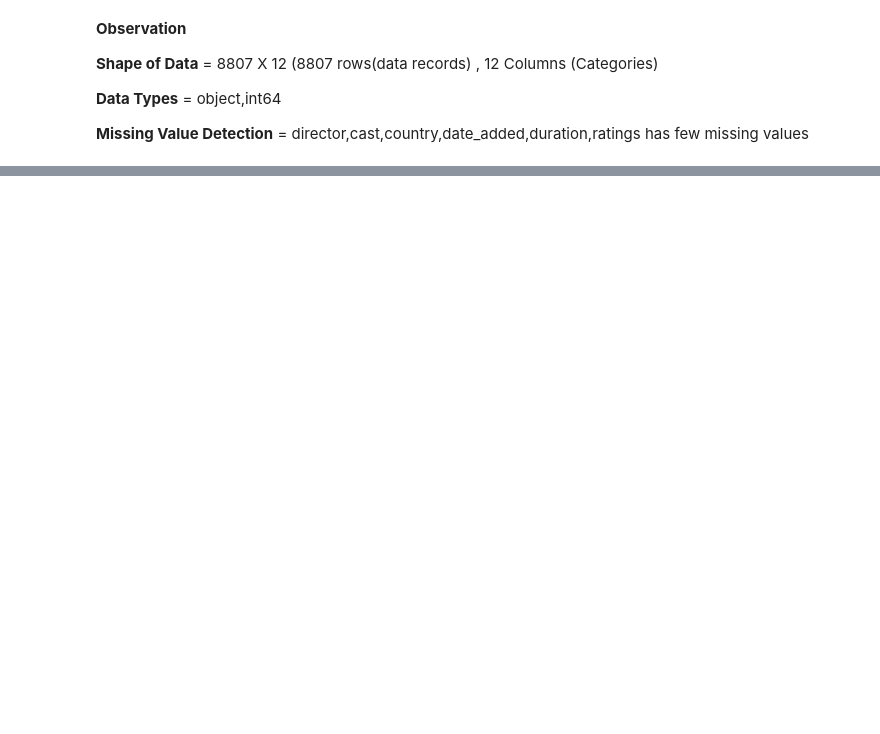
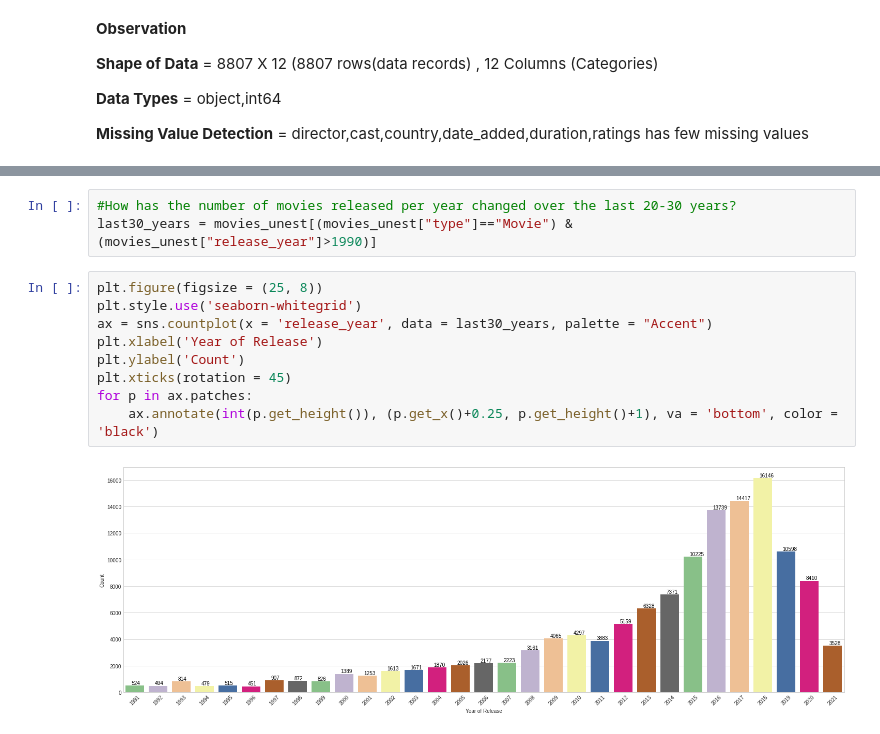
Before and after one commit to rajaathota72-fc/AIML_gittraining, a Jupyter notebook: Netflix_Insights_&_Recommendation.ipynb, the cells around one changed output, grey strips where cells are left out. Saved outputs shown, nothing was run; the diff lists cells and outputs as text; blank space fills up the shorter version.

```diff
--- a/Netflix_Insights_&_Recommendation.ipynb
+++ b/Netflix_Insights_&_Recommendation.ipynb
@@ -184,0 +336,14 @@ movies.info()
+# %%
+#How has the number of movies released per year changed over the last 20-30 years?
+last30_years = movies_unest[(movies_unest["type"]=="Movie") &  (movies_unest["release_year"]>1990)]
+# %%
+plt.figure(figsize = (25, 8))
+plt.style.use('seaborn-whitegrid')
+ax = sns.countplot(x = 'release_year', data = last30_years, palette = "Accent")
+plt.xlabel('Year of Release')
+plt.ylabel('Count')
+plt.xticks(rotation = 45)
+for p in ax.patches:
+    ax.annotate(int(p.get_height()), (p.get_x()+0.25, p.get_height()+1), va = 'bottom', color = 'black')
+# %% [output]
+[figure, added]
```
Also changed, not shown: parts of 48 cells of this notebook.
